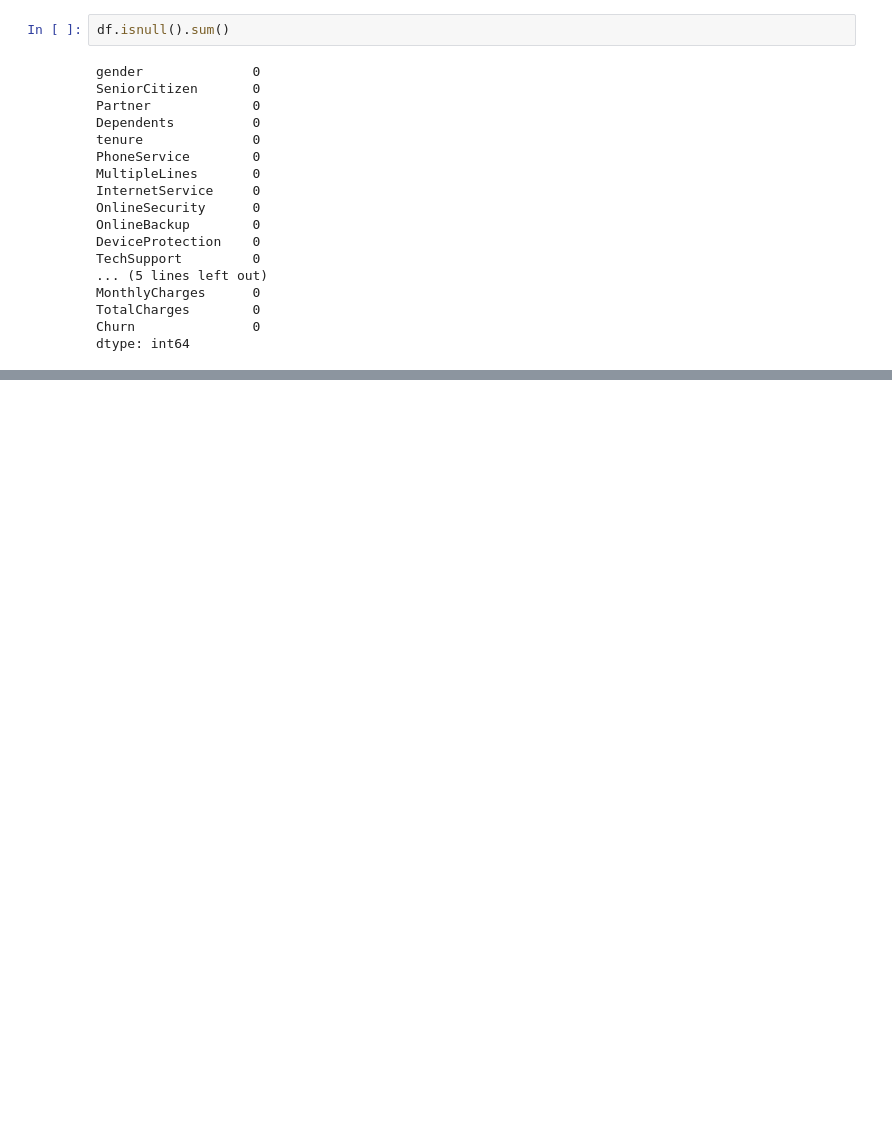
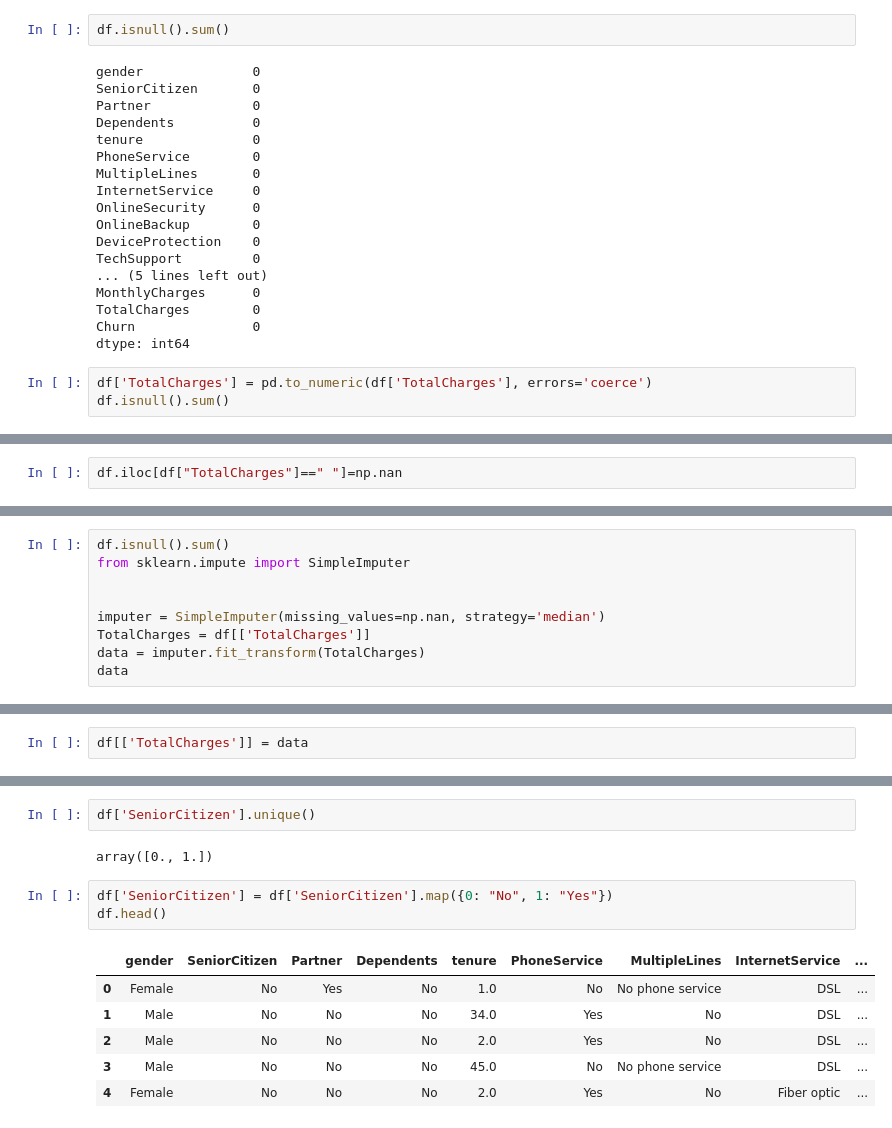
Before and after one commit to rzadrzi/customer_churn_analysis, a Jupyter notebook: customer_churn_analysis.ipynb, the cells around one changed output, grey strips where cells are left out. Drawn from its saved outputs; the diff is of its cells as text; blank space fills up the shorter version.

```diff
--- a/customer_churn_analysis.ipynb
+++ b/customer_churn_analysis.ipynb
@@ -126,3 +126,6 @@ MonthlyCharges      0
 TotalCharges        0
 Churn               0
 dtype: int64
+# %%
+df['TotalCharges'] = pd.to_numeric(df['TotalCharges'], errors='coerce')
+df.isnull().sum()
@@ -128,0 +150,2 @@ dtype: int64
+# %%
+df.iloc[df["TotalCharges"]==" "]=np.nan
@@ -128,0 +172,9 @@ dtype: int64
+# %%
+df.isnull().sum()
+from sklearn.impute import SimpleImputer
+
+
+imputer = SimpleImputer(missing_values=np.nan, strategy='median')
+TotalCharges = df[['TotalCharges']]
+data = imputer.fit_transform(TotalCharges)
+data
@@ -128,0 +189,2 @@ dtype: int64
+# %%
+df[['TotalCharges']] = data
@@ -128,0 +220,14 @@ dtype: int64
+# %%
+df['SeniorCitizen'].unique()
+# %% [output]
+array([0., 1.])
+# %%
+df['SeniorCitizen'] = df['SeniorCitizen'].map({0: "No", 1: "Yes"})
+df.head()
+# %% [output]
+|  | gender | SeniorCitizen | Partner | Dependents | tenure | PhoneService | MultipleLines | InternetService | ... |
+| 0 | Female | No | Yes | No | 1.0 | No | No phone service | DSL | ... |
+| 1 | Male | No | No | No | 34.0 | Yes | No | DSL | ... |
+| 2 | Male | No | No | No | 2.0 | Yes | No | DSL | ... |
+| 3 | Male | No | No | No | 45.0 | No | No phone service | DSL | ... |
+| 4 | Female | No | No | No | 2.0 | Yes | No | Fiber optic | ... |
```
Also changed, not shown: parts of 12 cells of this notebook.
